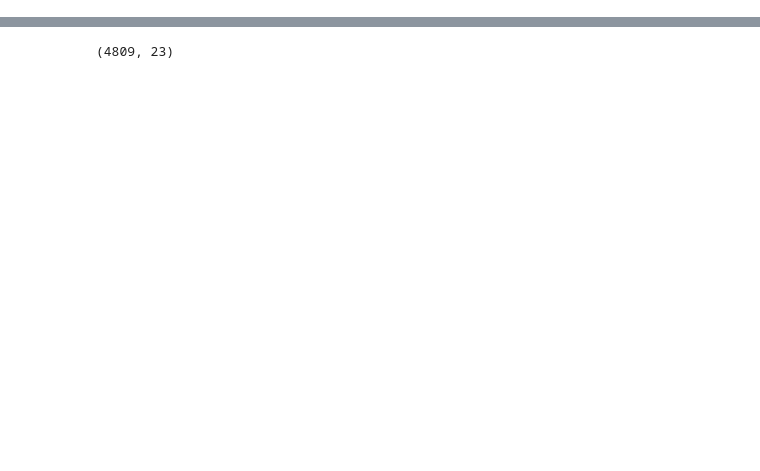
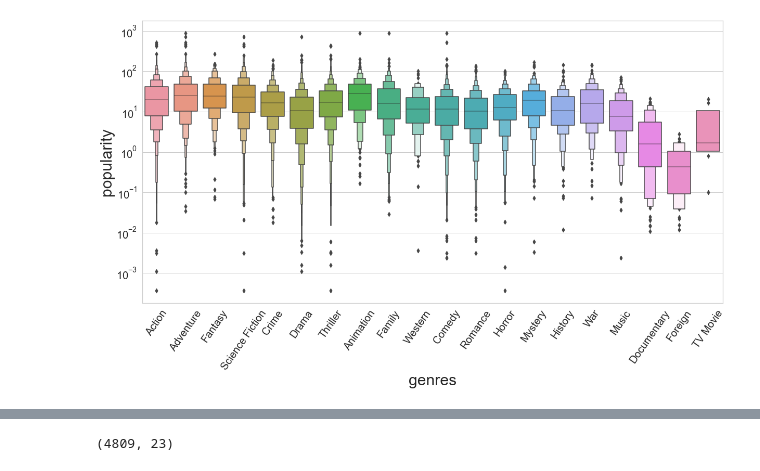
Before and after one commit to KAN-Team/Movies-AI-Recommender-System, a Jupyter notebook: Movies-AI-Content-Based-Recommender.ipynb, the cells around one changed output, grey strips where cells are left out. Saved outputs shown, nothing was run; the diff lists cells and outputs as text; code cells hidden in the pictures; blank space fills up the shorter version.

```diff
--- a/Movies-AI-Content-Based-Recommender.ipynb
+++ b/Movies-AI-Content-Based-Recommender.ipynb
@@ -27,0 +159,4 @@ movies_data = movies_data.merge(credits_data, on='title')
+# %%
+plotby_box(movies_data, "genres", "popularity", yscale="log", filename="genres_popularity.png")
+# %% [output]
+[figure, added]
```
Also changed, not shown: parts of 25 cells of this notebook.
